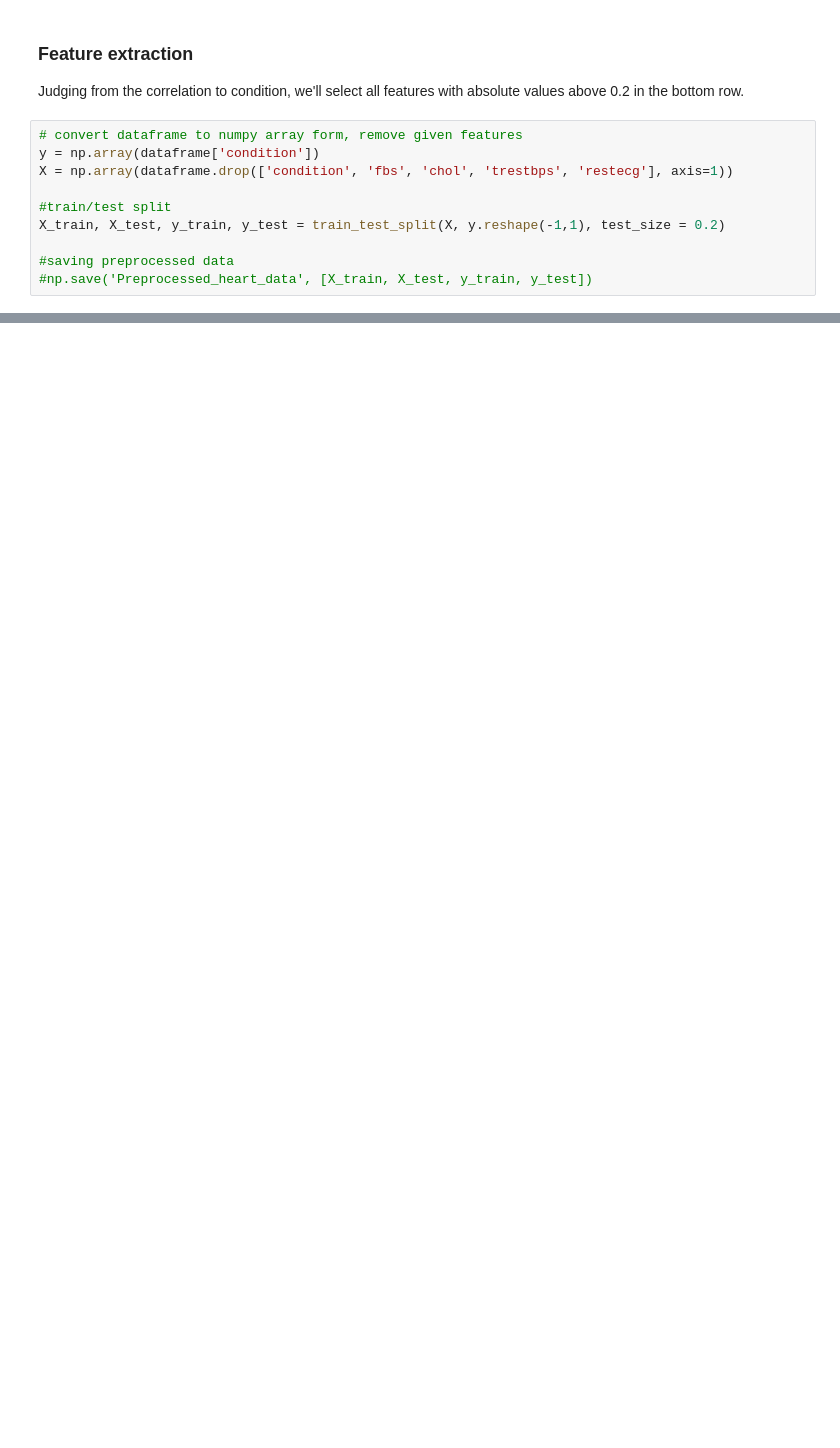
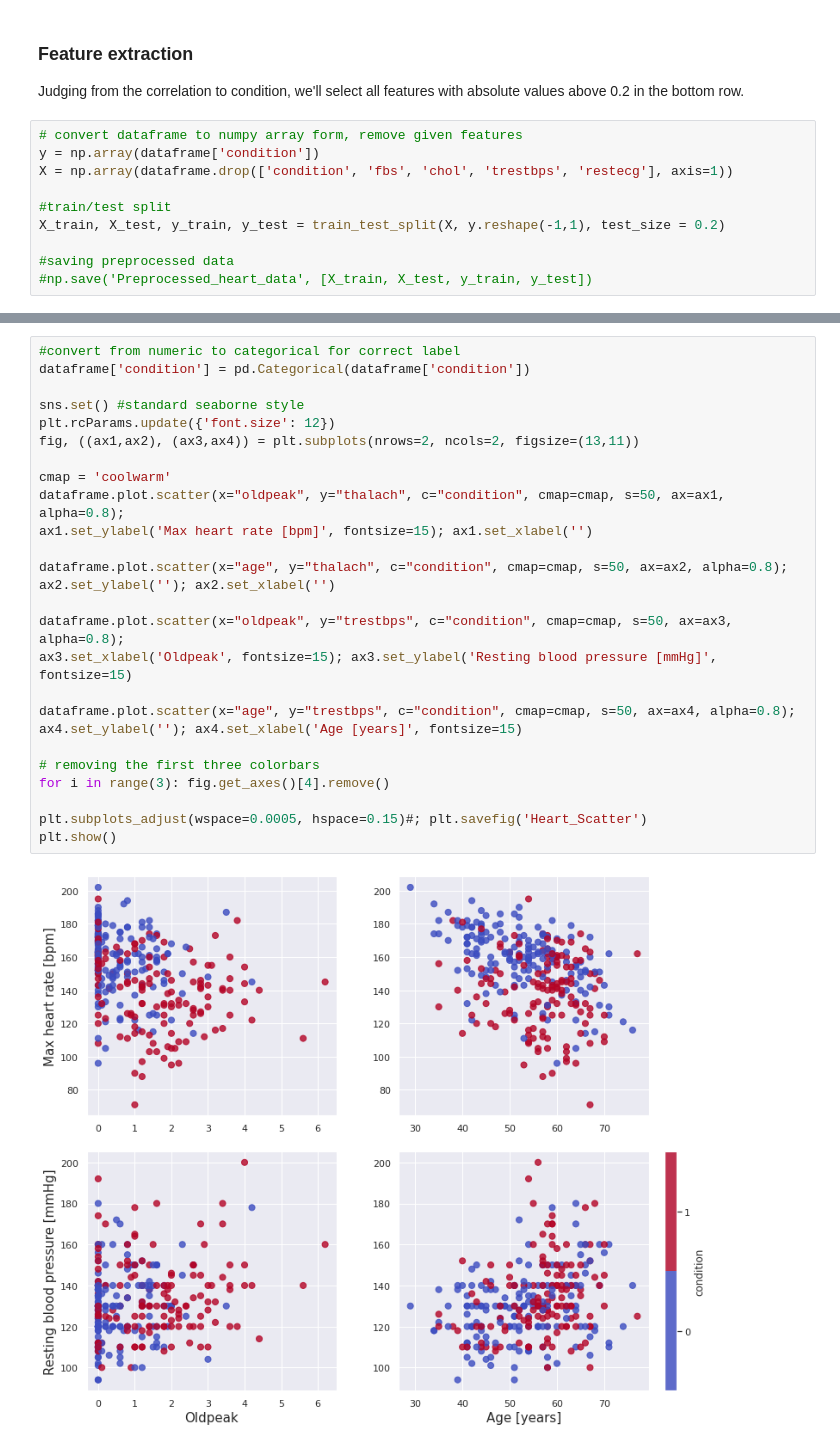
Before and after one commit to lassetotl/fys-stk, a Jupyter notebook: project 3/Dataprep_A.ipynb, the cells around one changed output, grey strips where cells are left out. Saved outputs shown, nothing was run; the diff lists cells and outputs as text; blank space fills up the shorter version.

```diff
--- a/project 3/Dataprep_A.ipynb
+++ b/project 3/Dataprep_A.ipynb
@@ -102,0 +111,28 @@ X_train, X_test, y_train, y_test = train_test_split(X, y.reshape(-1,1), test_siz
+# %%
+#convert from numeric to categorical for correct label
+dataframe['condition'] = pd.Categorical(dataframe['condition'])
+
+sns.set() #standard seaborne style
+plt.rcParams.update({'font.size': 12})
+fig, ((ax1,ax2), (ax3,ax4)) = plt.subplots(nrows=2, ncols=2, figsize=(13,11))
+
+cmap = 'coolwarm'
+dataframe.plot.scatter(x="oldpeak", y="thalach", c="condition", cmap=cmap, s=50, ax=ax1, alpha=0.8);
+ax1.set_ylabel('Max heart rate [bpm]', fontsize=15); ax1.set_xlabel('')
+
+dataframe.plot.scatter(x="age", y="thalach", c="condition", cmap=cmap, s=50, ax=ax2, alpha=0.8);
+ax2.set_ylabel(''); ax2.set_xlabel('')
+
+dataframe.plot.scatter(x="oldpeak", y="trestbps", c="condition", cmap=cmap, s=50, ax=ax3, alpha=0.8);
+ax3.set_xlabel('Oldpeak', fontsize=15); ax3.set_ylabel('Resting blood pressure [mmHg]', fontsize=15)
+
+dataframe.plot.scatter(x="age", y="trestbps", c="condition", cmap=cmap, s=50, ax=ax4, alpha=0.8);
+ax4.set_ylabel(''); ax4.set_xlabel('Age [years]', fontsize=15)
+
+# removing the first three colorbars
+for i in range(3): fig.get_axes()[4].remove()
+
+plt.subplots_adjust(wspace=0.0005, hspace=0.15)#; plt.savefig('Heart_Scatter')
+plt.show()
+# %% [output]
+[figure, added]
```
Also changed, not shown: parts of 8 cells of this notebook.
